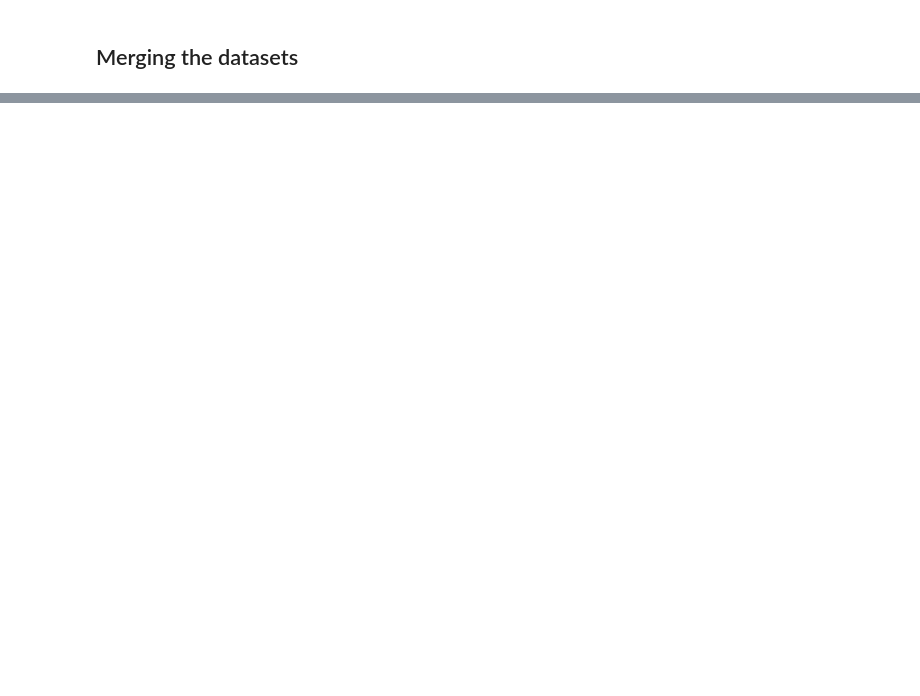
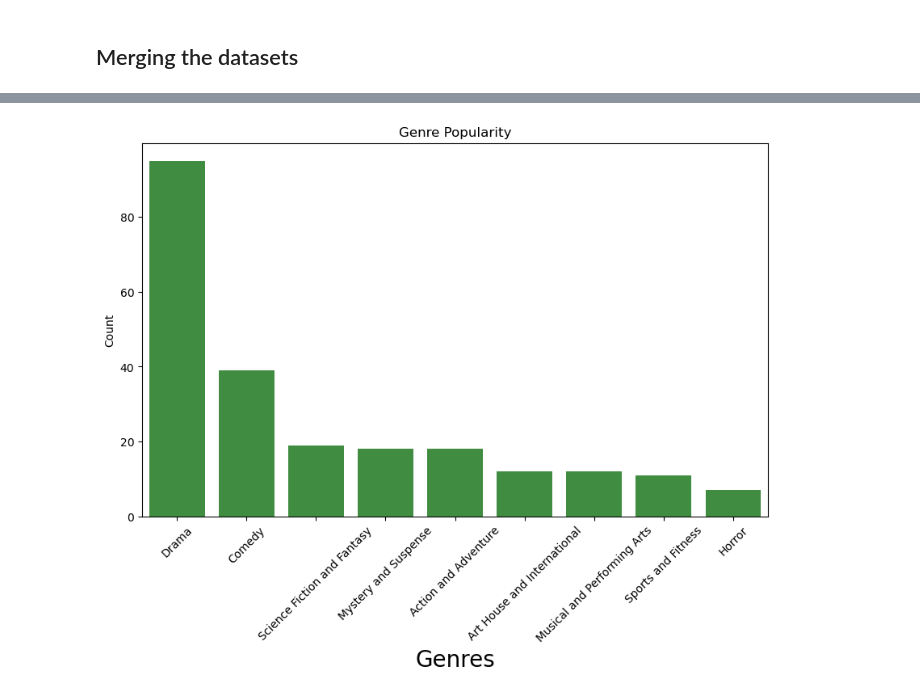
Before and after one commit to SilviaGworit/dsc-phase-1-project-v2-4, a Jupyter notebook: student.ipynb, the cells around one changed output, grey strips where cells are left out. Saved outputs shown, nothing was run; the diff lists cells and outputs as text; code cells hidden in the pictures; blank space fills up the shorter version.

```diff
--- a/student.ipynb
+++ b/student.ipynb
@@ -484,0 +455,4 @@ df_final.head()
+# %%
+# Separating the elements in the genre column and counting how many times they appear
+top_genres_counts = df2['genre'].explode().value_counts()
+top_genres_counts
@@ -484,0 +471,15 @@ df_final.head()
+# %%
+# plotting a bar chart on the top genre counts
+plt.figure(figsize=(10, 6))
+
+sns.barplot(x=top_genres_counts.index, y=top_genres_counts.values, alpha=0.8, color = 'green')
+plt.title('Genre Popularity')
+plt.xlabel('Genres',fontsize= 20)
+plt.ylabel('Count',fontsize =10)
+
+# Rotate the labels by 45 degrees
+plt.xticks(rotation=45)
+
+plt.show()
+# %% [output]
+[figure, added]
```
Also changed, not shown: parts of 78 cells of this notebook.
